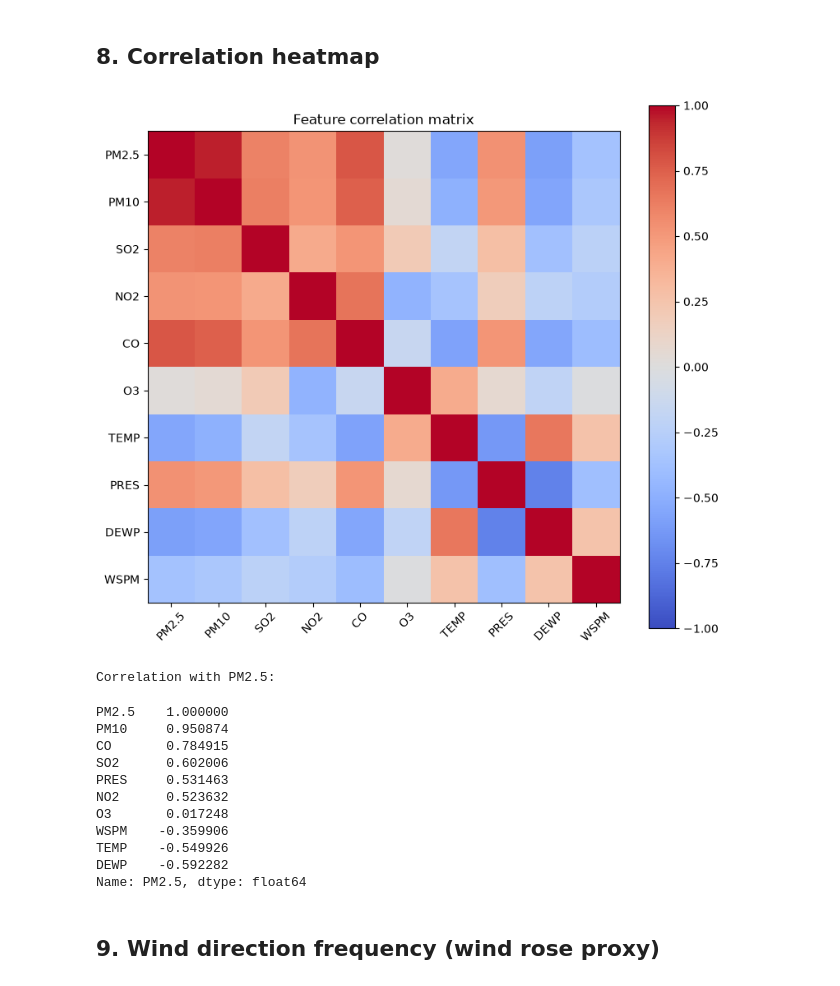
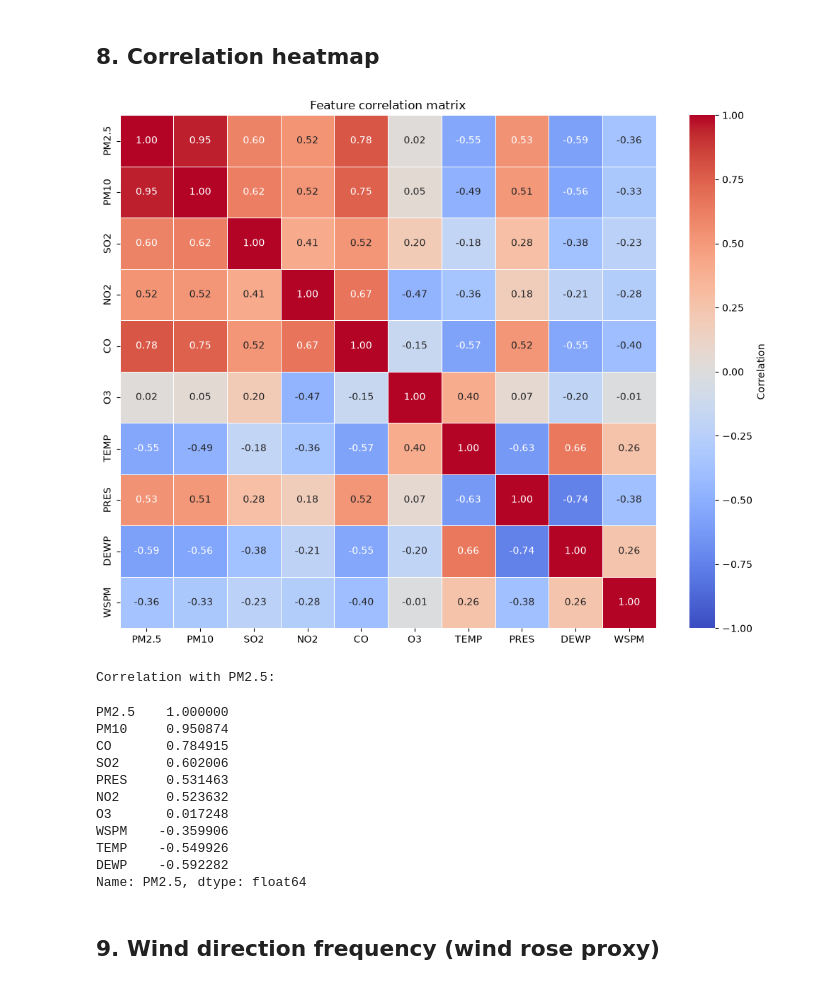
Before and after one commit to iamahnaf/Spatio-Temporal-SpikeForecasting, a Jupyter notebook: notebooks/01_eda.ipynb, the cells around one changed output. Saved outputs shown, nothing was run; the diff lists cells and outputs as text; code cells hidden in the pictures.

Commit message:
corr heatmap

```diff
--- a/notebooks/01_eda.ipynb
+++ b/notebooks/01_eda.ipynb
@@ -125,20 +125,28 @@ plt.show()
 # %% [markdown]
 ## 8. Correlation heatmap
 # %%
+import seaborn as sns
+
 corr = df[num_cols].corr()
-plt.figure(figsize=(8, 7))
-im = plt.imshow(corr, cmap="coolwarm", vmin=-1, vmax=1)
-plt.xticks(range(len(num_cols)), num_cols, rotation=45)
-plt.yticks(range(len(num_cols)), num_cols)
-plt.colorbar(im)
+plt.figure(figsize=(10, 8))
+sns.heatmap(
+    corr,
+    annot=True,
+    fmt=".2f",
+    cmap="coolwarm",
+    vmin=-1,
+    vmax=1,
+    linewidths=0.5,
+    cbar_kws={"label": "Correlation"}
+)
 plt.title("Feature correlation matrix")
 plt.tight_layout()
 plt.show()
 
 print("Correlation with PM2.5:")
 corr["PM2.5"].sort_values(ascending=False)
 # %% [output]
-[figure, old version]
+[figure, new version]
 Correlation with PM2.5:
 PM2.5    1.000000
 PM10     0.950874
```
Also changed, not shown: parts of 1 cell of this notebook.
